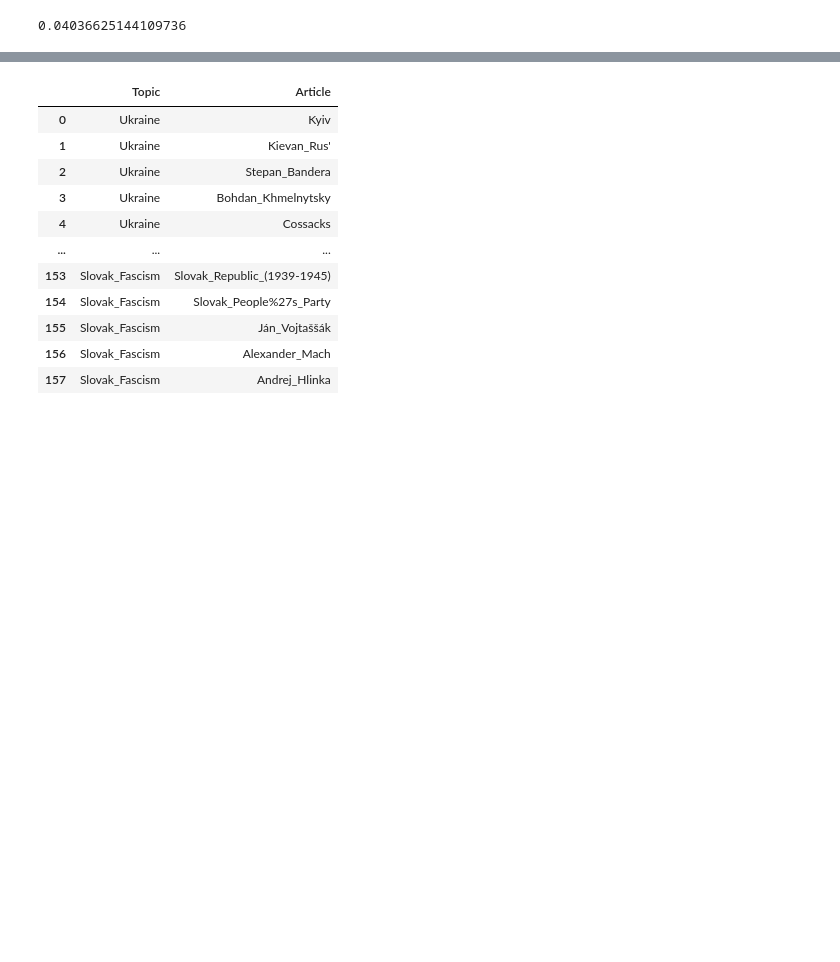
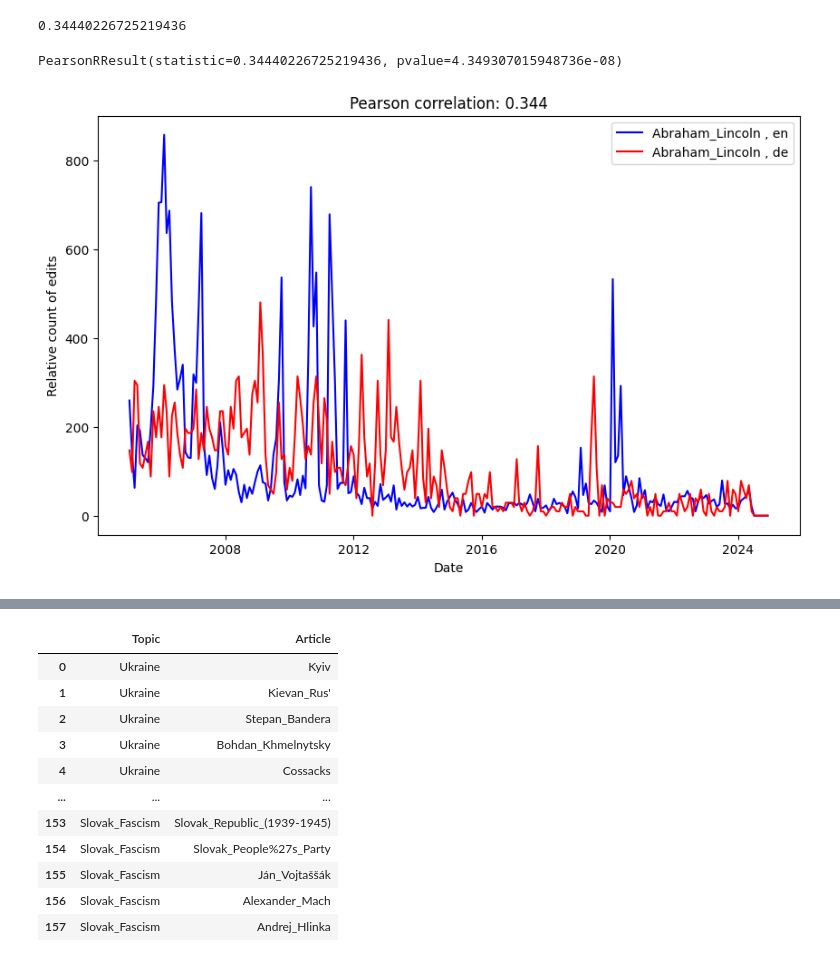
Before and after one commit to Rrisko/WikiEdits, a Jupyter notebook: code/correlation_analysis.ipynb, the cells around one changed output, grey strips where cells are left out. Drawn from its saved outputs; the diff is of its cells as text; code cells hidden in the pictures; blank space fills up the shorter version.

```diff
--- a/code/correlation_analysis.ipynb
+++ b/code/correlation_analysis.ipynb
@@ -68,20 +243,20 @@ import matplotlib.pyplot as plt
 def transform_count(article = None, lang = None, df = wikiData):
 
     if article is not None and lang is not None:
-        filter_df = df[(df['Article'] == article) & (df['Language'] == lang)]
+        filter_df = df[(df['article'] == article) & (df['language'] == lang)]
     else:
         filter_df = df
 
-    median_value = filter_df['Count'].mean()
-    return filter_df['Count'] / median_value * 100
+    median_value = filter_df['edits'].mean()
+    return filter_df['edits'] / median_value * 100
 
 def transform_counts(article1, lang1, article2, lang2, df = wikiData):
 
-    filter_df_1 = df[(df['Article'] == article1) & (df['Language'] == lang1)]
-    filter_df_2 = df[(df['Article'] == article2) & (df['Language'] == lang2)]
+    filter_df_1 = df[(df['article'] == article1) & (df['language'] == lang1)]
+    filter_df_2 = df[(df['article'] == article2) & (df['language'] == lang2)]
 
-    filter_df_1 = filter_df_1[filter_df_1['Date'].isin(filter_df_2['Date'])]
-    filter_df_2 = filter_df_2[filter_df_2['Date'].isin(filter_df_1['Date'])]
+    filter_df_1 = filter_df_1[filter_df_1['date'].isin(filter_df_2['date'])]
+    filter_df_2 = filter_df_2[filter_df_2['date'].isin(filter_df_1['date'])]
 
     series_1 = transform_count(df = filter_df_1)
     series_2 = transform_count(df = filter_df_2)
@@ -102,8 +277,8 @@ def plot_correlation(article1, lang1, article2, lang2, df = wikiData):
     print(pearsonr(series1, series2))
 
     plt.figure(figsize=(10, 6))
-    plt.plot(df['Date'].unique(), series1, label= "{} , {}".format(article1, lang1) , color='blue')
-    plt.plot(df['Date'].unique(), series2, label= "{} , {}".format(article2, lang2) , color='red')
+    plt.plot(df['date'].unique(), series1, label= "{} , {}".format(article1, lang1) , color='blue')
+    plt.plot(df['date'].unique(), series2, label= "{} , {}".format(article2, lang2) , color='red')
 
     plt.xlabel('Date')
     plt.ylabel('Relative count of edits')
@@ -115,7 +290,12 @@ def plot_correlation(article1, lang1, article2, lang2, df = wikiData):
 
 correlation_edits('Abraham_Lincoln', 'en', 'Abraham_Lincoln', 'de')[0]
 # %% [output]
-0.04036625144109736
+0.34440226725219436
+# %%
+plot_correlation('Abraham_Lincoln', 'en', 'Abraham_Lincoln', 'de')
+# %% [output]
+PearsonRResult(statistic=0.34440226725219436, pvalue=4.349307015948736e-08)
+[figure, added]
 # %%
 print(len(wikiData))
 
```
Also changed, not shown: parts of 25 cells of this notebook, 4 other files.
